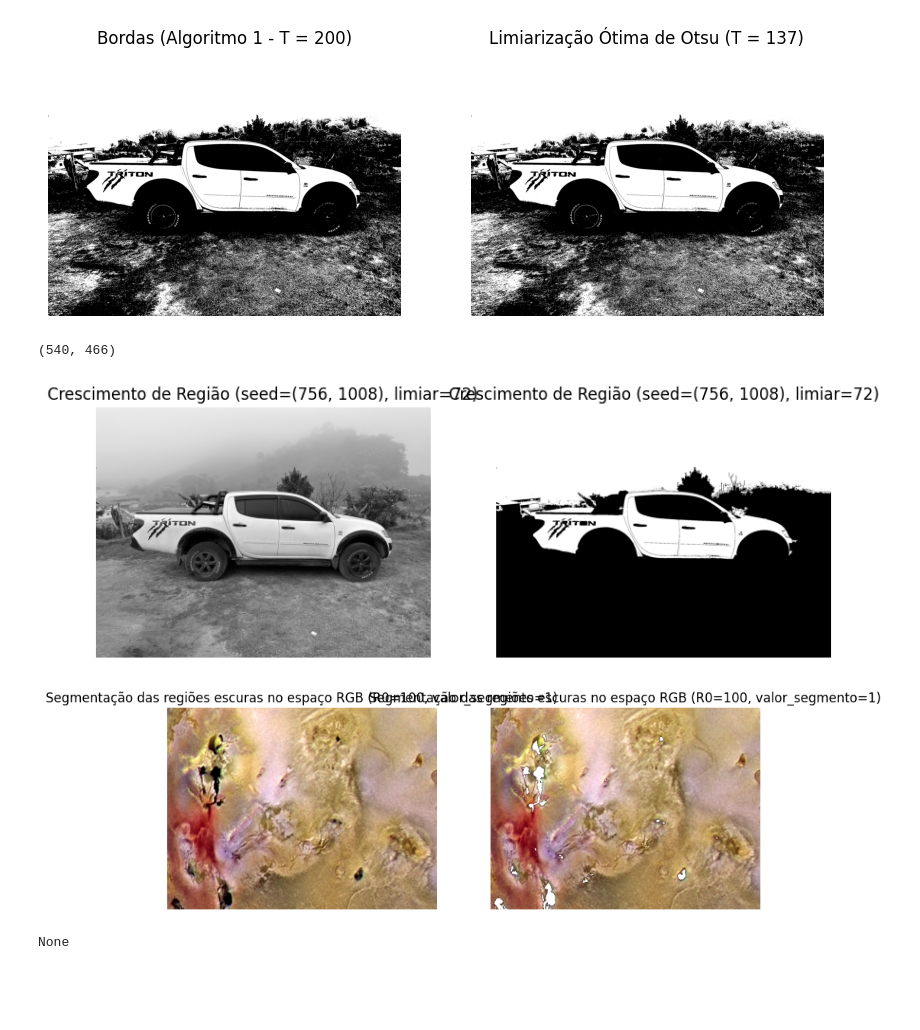
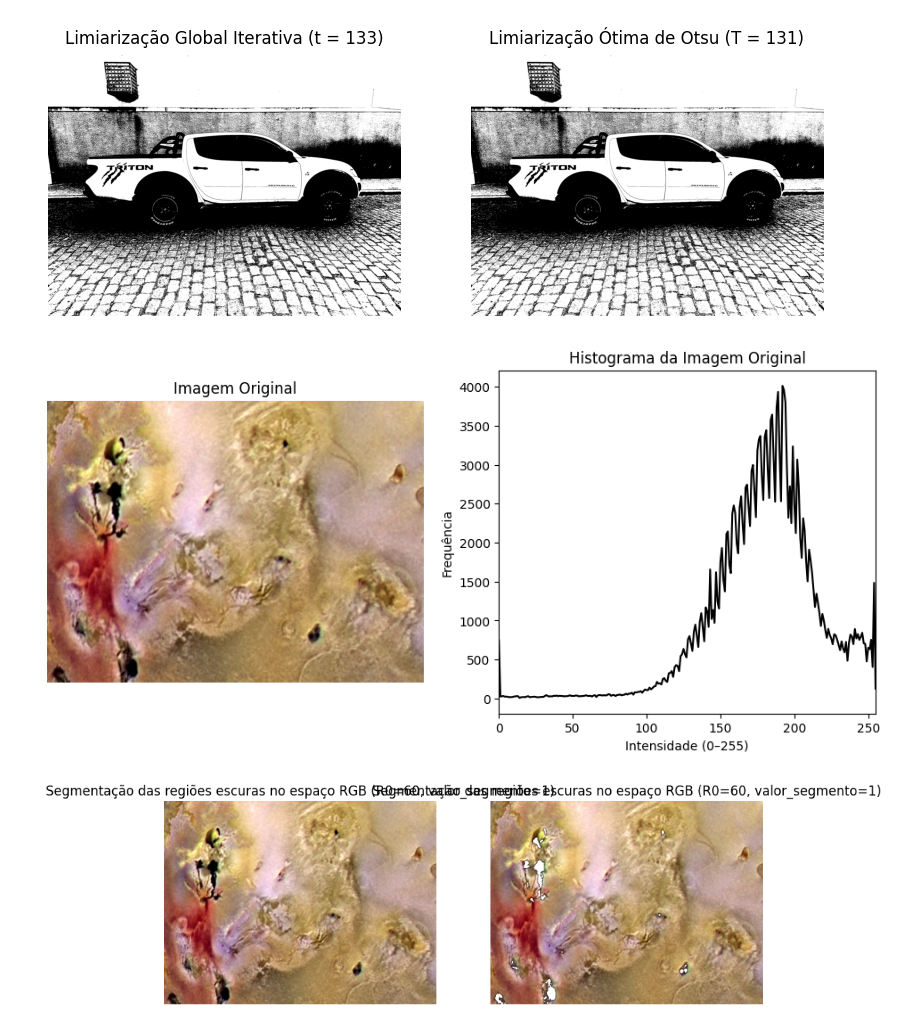
Before and after one commit to laerteluizf/Proc_Imagens_2025_2, a Jupyter notebook: proc_imagens_tarefa_final.ipynb, the cells around one changed output. Drawn from its saved outputs; the diff is of its cells as text; code cells hidden in the pictures; blank space fills up the shorter version.

```diff
--- a/proc_imagens_tarefa_final.ipynb
+++ b/proc_imagens_tarefa_final.ipynb
@@ -383,12 +379,12 @@ def otsu_threshold(imagem):
 
     return binaria, legenda
 # %%
-caminho_imgagem = '/content/drive/MyDrive/Proc de Imagens 2025 2/Imagem Cinza/carro_i_d_5.jpeg'
+caminho_imagem = '/content/drive/MyDrive/Proc de Imagens 2025 2/Imagem Cinza/carro_o_d_5.jpeg'
 
 #caminho_imgagem = '/content/drive/MyDrive/Proc de Imagens 2025 2/Atividade 6/FIG033~4.TIF'
 
-#imagem_ori = cv2.imread(caminho_imgagem, cv2.COLOR_BGR2GRAY)
-imagem_ori = cv2.imread(caminho_imgagem, cv2.IMREAD_GRAYSCALE)
+imagem_ori = cv2.imread(caminho_imagem, cv2.COLOR_BGR2GRAY)
+#imagem_ori = cv2.imread(caminho_imagem, cv2.IMREAD_GRAYSCALE)
 
 legenda = "Imagem Original"
 
@@ -396,11 +392,7 @@ imagem_bordas, legenda_borda = limiarizacao_global_iterativa(imagem_ori, toleran
 
 imagem_bordas_2, legenda_borda_2 = otsu_threshold(imagem_ori)
 
-mostrar_2(imagem_bordas, legenda_bordas, imagem_bordas_2, legenda_borda_2)
+mostrar_2(imagem_bordas, legenda_borda, imagem_bordas_2, legenda_borda_2)
 # %% [output]
-[figure, old version]
+[figure, new version]
-# %%
-print(imagem_ori.shape)
-# %% [output]
-(540, 466)
 # %%
@@ -474,29 +464,6 @@ def crescimento_regiao(imagem, seed, limiar):
 
     legenda = f"Crescimento de Região (seed={seed}, limiar={limiar})"
     return regiao, legenda
-# %%
-Atividade 7 - Crescimento de Região
-
-caminho_imgagem = '/content/drive/MyDrive/Proc de Imagens 2025 2/Imagem Cinza/carro_i_d_5.jpeg'
-
-imagem_ori = cv2.imread(caminho_imgagem, cv2.IMREAD_GRAYSCALE)
-
-resized_img = cv2.resize(imagem_ori, (0, 0), fx=0.5, fy=0.5, interpolation=cv2.INTER_AREA)
-
-legenda = "Imagem Original"
-
-linhas, colunas = resized_img.shape
-linha_central = linhas // 2
-coluna_central = colunas // 2
-
-seed = (linha_central, coluna_central)# ponto inicial escolhido manualmente ou pelo usuário
-limiar = 72 # controlador o crescimento da região
-
-regiao, legenda = crescimento_regiao(resized_img, seed, limiar)
-
-mostrar_2(resized_img, legenda, regiao, legenda)
-# %% [output]
-[figure, removed]
 # %%
 def segmentar_regioes_escuras(imagem, R0=60, valor_segmento=0.5):
     import numpy as np
@@ -539,20 +506,21 @@ def segmentar_regioes_escuras(imagem, R0=60, valor_segmento=0.5):
 # %%
 caminho_imgagem = '/content/drive/MyDrive/Proc de Imagens 2025 2/Imagem Color/6-28.TIF'
 
 imagem_ori = cv2.imread(caminho_imgagem, cv2.IMREAD_COLOR)
 img_rgb = cv2.cvtColor(imagem_ori, cv2.COLOR_BGR2RGB)
 
+
+
 legenda = "Imagem Original"
 
-R0 = 100
+mostrar_imagem_e_histograma(img_rgb, legenda)
+
+R0 = 60
 valor_segmento = 1
 
 regiao, legenda = segmentar_regioes_escuras(img_rgb, R0, valor_segmento)
 
 mostrar_2(img_rgb, legenda, regiao, legenda)
 # %% [output]
-[figure, old version]
+[figure, new version]
+[figure, added]
-# %%
-print(imagem_com_ruido)
-# %% [output]
-None
```
Also changed, not shown: parts of 16 cells of this notebook.
